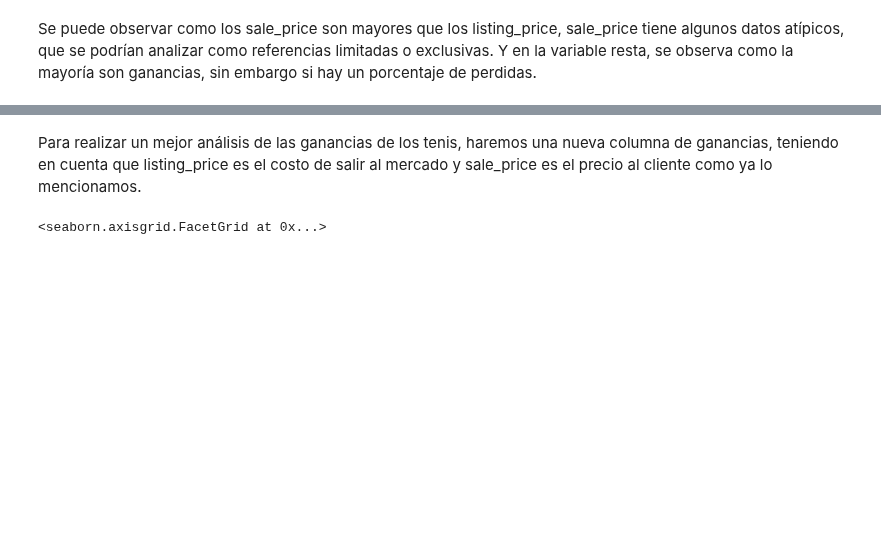
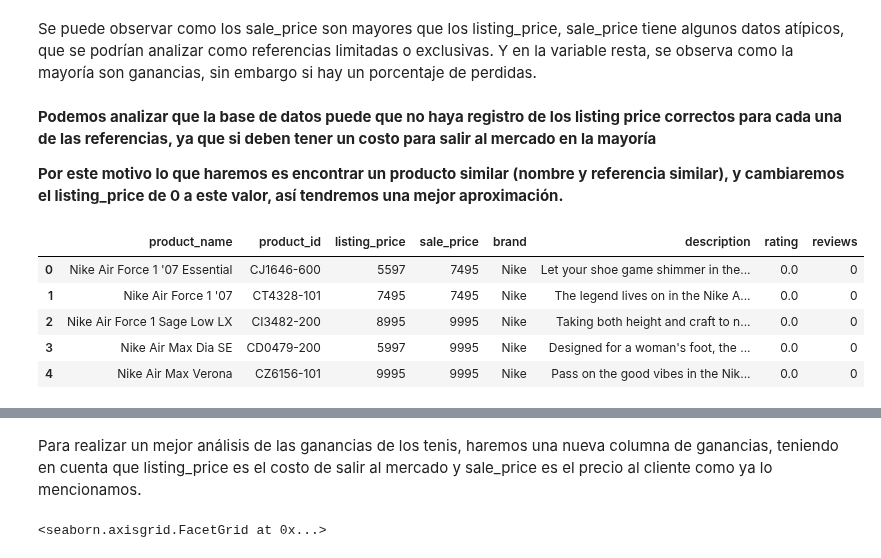
Before and after one commit to pau1ag/caso1, a Jupyter notebook: solucion_caso.ipynb, the cells around one changed output, grey strips where cells are left out. Cells and saved outputs as stored; diff of their text form; code cells hidden in the pictures; blank space fills up the shorter version.

```diff
--- a/solucion_caso.ipynb
+++ b/solucion_caso.ipynb
@@ -141,2 +141,7 @@ plt.show()
 # %% [markdown]
 Se puede observar como los sale_price son mayores que los listing_price, sale_price tiene algunos datos atípicos, que se podrían analizar como referencias limitadas o exclusivas. Y en la variable resta, se observa como la mayoría son ganancias, sin embargo si hay un porcentaje de perdidas.
+# %% [markdown]
+**Podemos analizar que la base de datos puede que no haya registro de los listing price correctos para cada una de las referencias, ya que si deben tener un costo para salir al mercado en la mayoría**
+
+
+**Por este motivo lo que haremos es encontrar un producto similar (nombre y referencia similar), y cambiaremos el listing_price de 0 a este valor, así tendremos una mejor aproximación.**
@@ -142,0 +172,9 @@ Se puede observar como los sale_price son mayores que los listing_price, sale_pr
+# %%
+df.head()
+# %% [output]
+|  | product_name | product_id | listing_price | sale_price | brand | description | rating | reviews |
+| 0 | Nike Air Force 1 '07 Essential | CJ1646-600 | 5597 | 7495 | Nike | Let your shoe game shimmer in the... | 0.0 | 0 |
+| 1 | Nike Air Force 1 '07 | CT4328-101 | 7495 | 7495 | Nike | The legend lives on in the Nike A... | 0.0 | 0 |
+| 2 | Nike Air Force 1 Sage Low LX | CI3482-200 | 8995 | 9995 | Nike | Taking both height and craft to n... | 0.0 | 0 |
+| 3 | Nike Air Max Dia SE | CD0479-200 | 5997 | 9995 | Nike | Designed for a woman's foot, the ... | 0.0 | 0 |
+| 4 | Nike Air Max Verona | CZ6156-101 | 9995 | 9995 | Nike | Pass on the good vibes in the Nik... | 0.0 | 0 |
```
Also changed, not shown: parts of 16 cells of this notebook.
